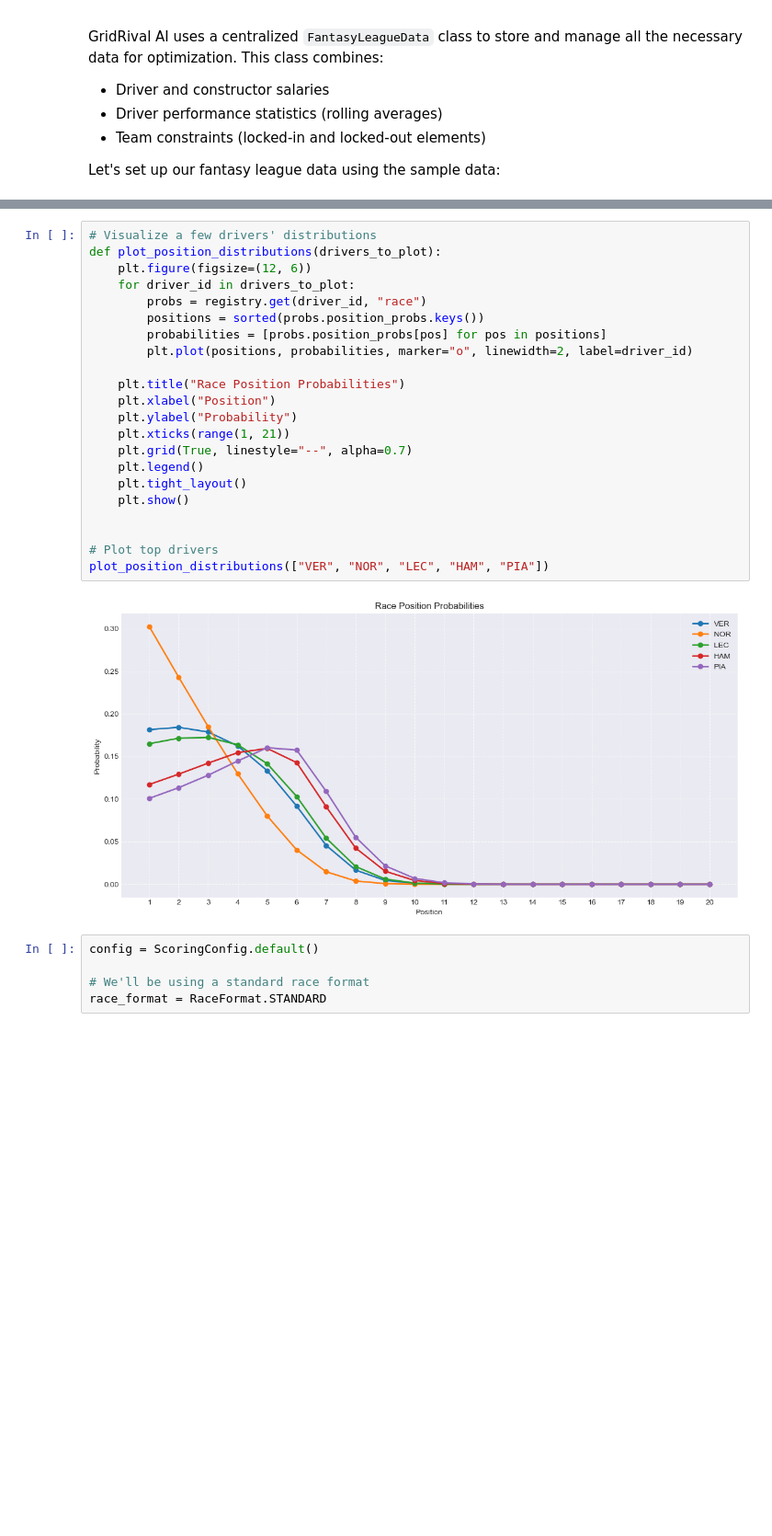
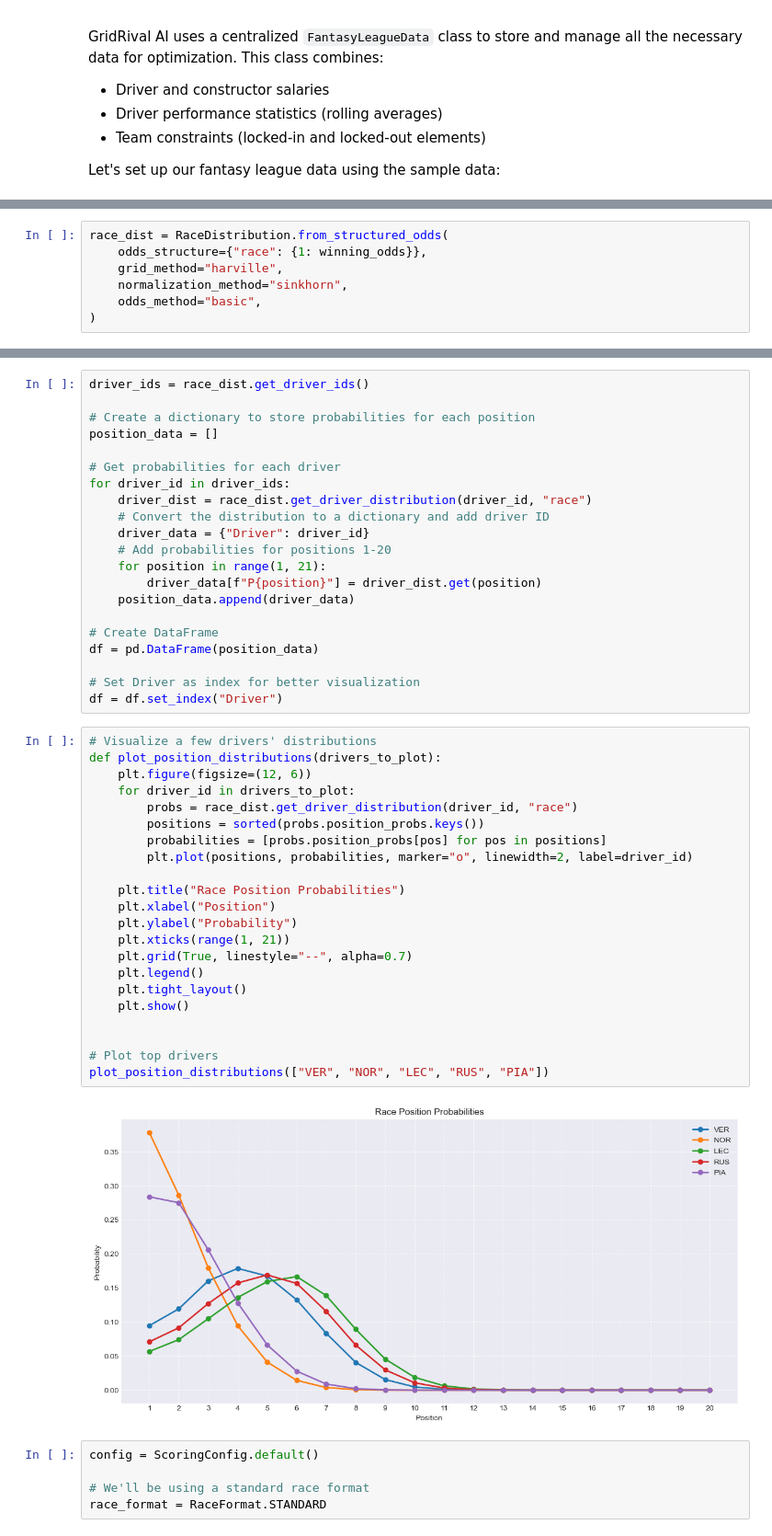
Before and after one commit to pforero/gridrival_ai, a Jupyter notebook: examples/winning_odds_race.ipynb, the cells around one changed output, grey strips where cells are left out. Shown at 92% size. Cells and saved outputs as stored; diff of their text form; blank space fills up the shorter version.

```diff
--- a/examples/winning_odds_race.ipynb
+++ b/examples/winning_odds_race.ipynb
@@ -403,0 +298,7 @@ P5: 0.0107 (1.1%)
+# %%
+race_dist = RaceDistribution.from_structured_odds(
+    odds_structure={"race": {1: winning_odds}},
+    grid_method="harville",
+    normalization_method="sinkhorn",
+    odds_method="basic",
+)
@@ -404,27 +345,48 @@ P5: 0.0107 (1.1%)
+# %%
+driver_ids = race_dist.get_driver_ids()
+
+# Create a dictionary to store probabilities for each position
+position_data = []
+
+# Get probabilities for each driver
+for driver_id in driver_ids:
+    driver_dist = race_dist.get_driver_distribution(driver_id, "race")
+    # Convert the distribution to a dictionary and add driver ID
+    driver_data = {"Driver": driver_id}
+    # Add probabilities for positions 1-20
+    for position in range(1, 21):
+        driver_data[f"P{position}"] = driver_dist.get(position)
+    position_data.append(driver_data)
+
+# Create DataFrame
+df = pd.DataFrame(position_data)
+
+# Set Driver as index for better visualization
+df = df.set_index("Driver")
 # %%
 # Visualize a few drivers' distributions
 def plot_position_distributions(drivers_to_plot):
     plt.figure(figsize=(12, 6))
     for driver_id in drivers_to_plot:
-        probs = registry.get(driver_id, "race")
+        probs = race_dist.get_driver_distribution(driver_id, "race")
         positions = sorted(probs.position_probs.keys())
         probabilities = [probs.position_probs[pos] for pos in positions]
         plt.plot(positions, probabilities, marker="o", linewidth=2, label=driver_id)
 
     plt.title("Race Position Probabilities")
     plt.xlabel("Position")
     plt.ylabel("Probability")
     plt.xticks(range(1, 21))
     plt.grid(True, linestyle="--", alpha=0.7)
     plt.legend()
     plt.tight_layout()
     plt.show()
 
 
 # Plot top drivers
-plot_position_distributions(["VER", "NOR", "LEC", "HAM", "PIA"])
+plot_position_distributions(["VER", "NOR", "LEC", "RUS", "PIA"])
 # %% [output]
-[figure, old version]
+[figure, new version]
 # %%
 config = ScoringConfig.default()
 
```
Also changed, not shown: parts of 24 cells of this notebook, 2 other files.
